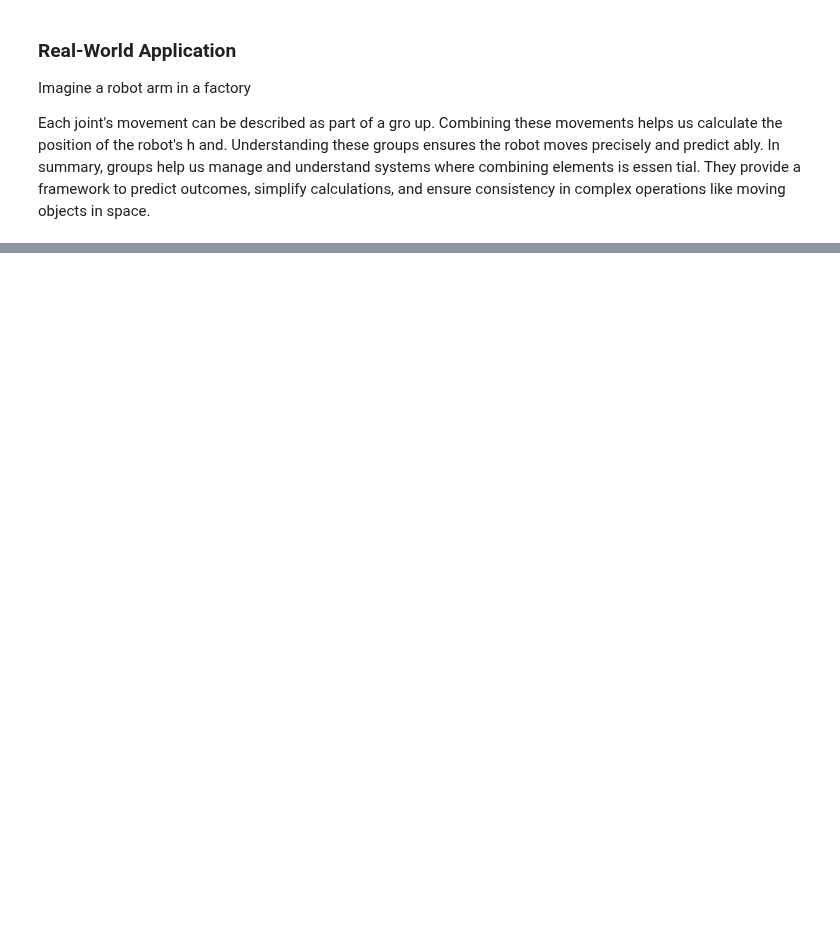
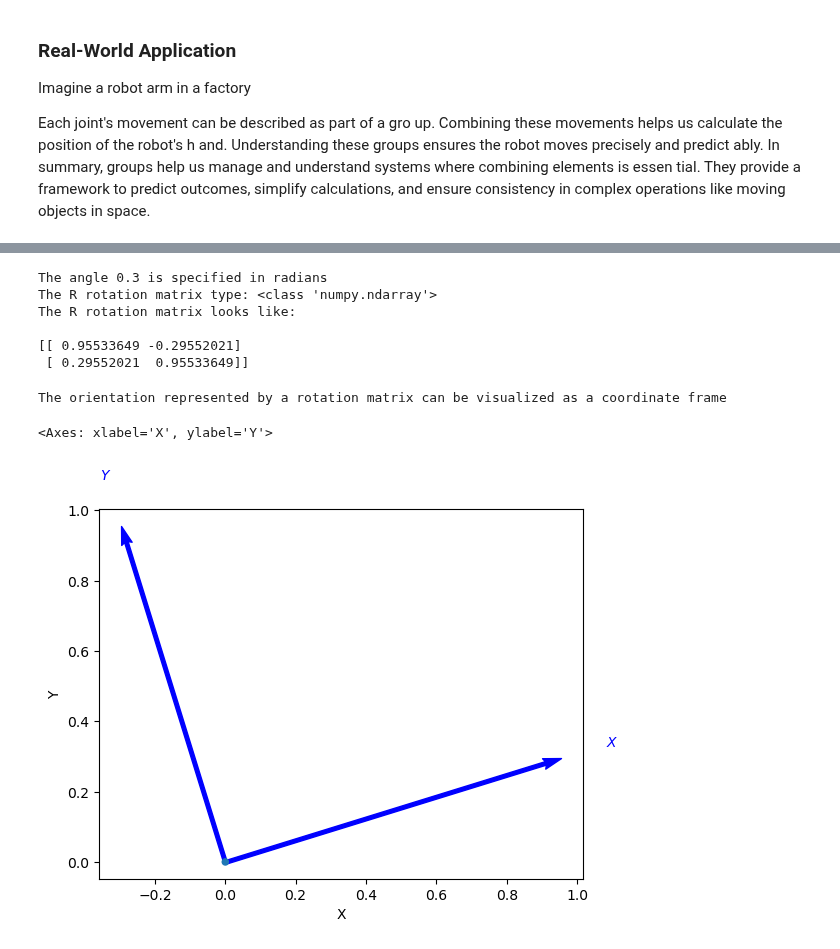
Before and after one commit to 4rtify/RoboticsJourney, a Jupyter notebook: Self_Study/1.AdvRobotics/AdvR.Chap2.ipynb, the cells around one changed output, grey strips where cells are left out. Cells and saved outputs as stored; diff of their text form; code cells hidden in the pictures; blank space fills up the shorter version.

```diff
--- a/Self_Study/1.AdvRobotics/AdvR.Chap2.ipynb
+++ b/Self_Study/1.AdvRobotics/AdvR.Chap2.ipynb
@@ -258,0 +166,21 @@ The second lesson is that coordinate frames are your friend. The essential first
+# %%
+print(f"The angle 0.3 is specified in radians")
+
+R = rot2(0.3)
+
+print(f"The R rotation matrix type: {type(R)}")
+print(f"The R rotation matrix looks like: \n\n{R}")
+# %% [output]
+The angle 0.3 is specified in radians
+The R rotation matrix type: <class 'numpy.ndarray'>
+The R rotation matrix looks like:
+
+[[ 0.95533649 -0.29552021]
+ [ 0.29552021  0.95533649]]
+# %%
+print(f"The orientation represented by a rotation matrix can be visualized as a coordinate frame")
+trplot2(R)
+# %% [output]
+The orientation represented by a rotation matrix can be visualized as a coordinate frame
+<Axes: xlabel='X', ylabel='Y'>
+[figure, added]
```
Also changed, not shown: parts of 56 cells of this notebook.
